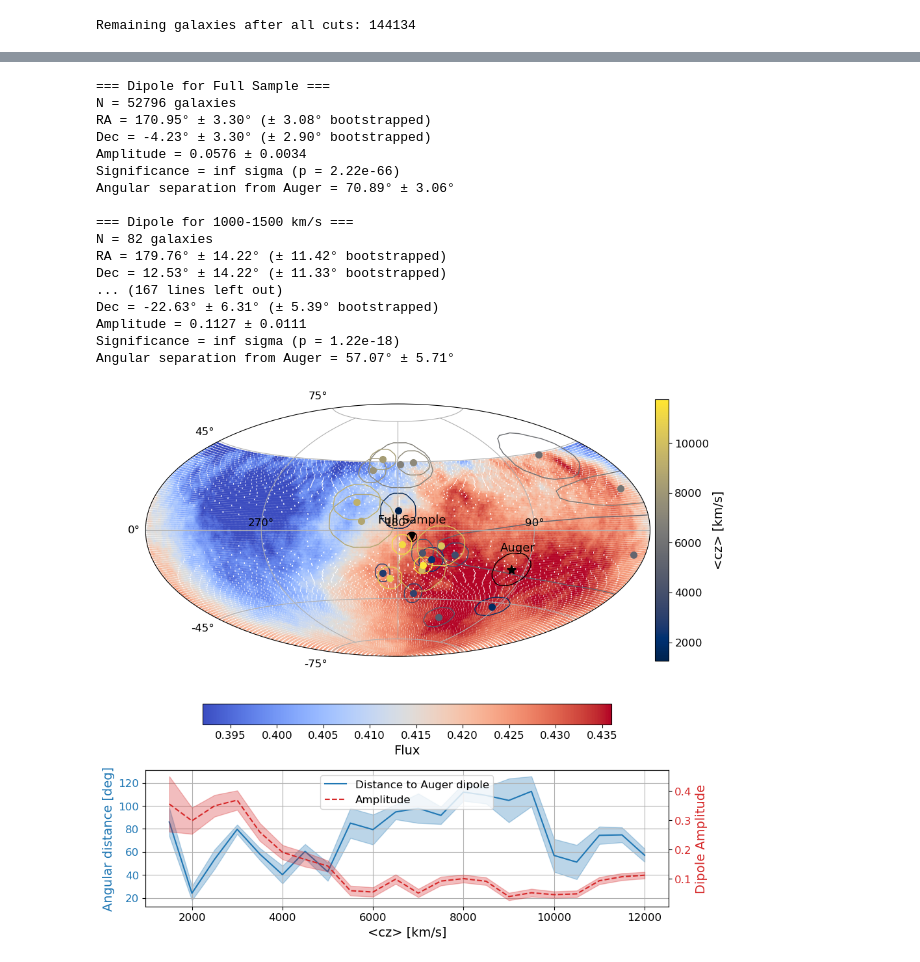
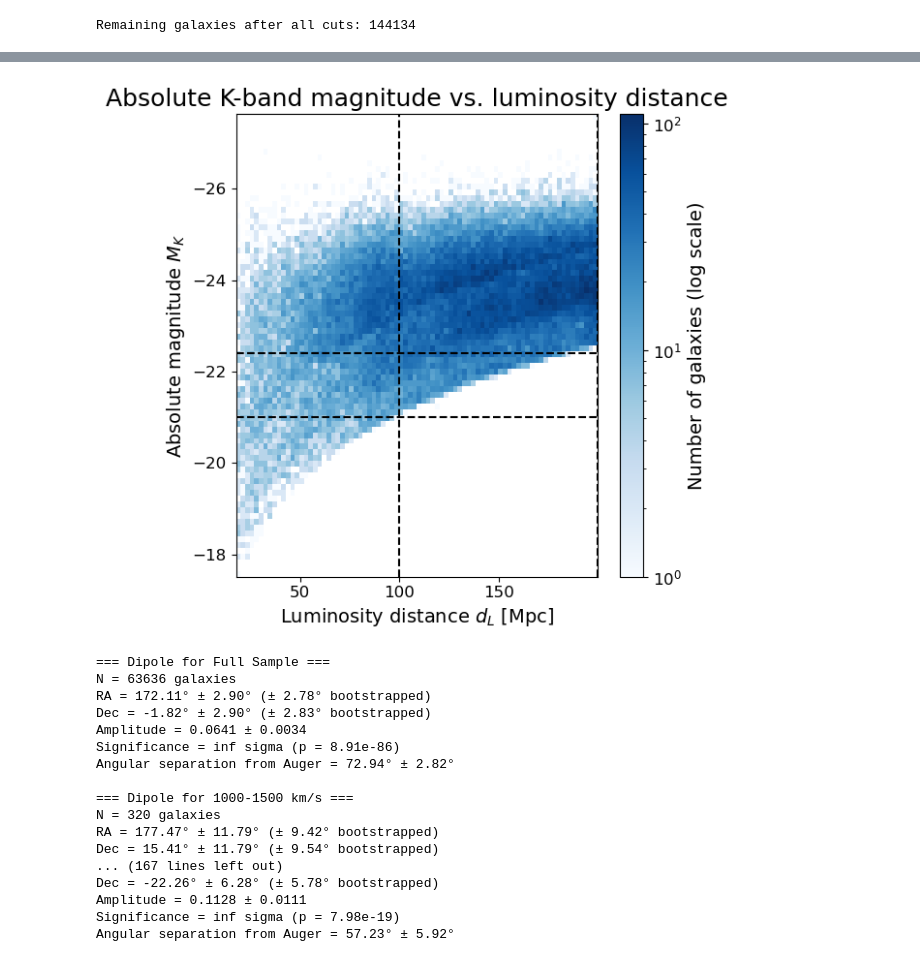
Before and after one commit to FedeDavilaKurban/Auger, a Jupyter notebook: plot1_GLADE_paper1.ipynb, the cells around one changed output, grey strips where cells are left out. Drawn from its saved outputs; the diff is of its cells as text; code cells hidden in the pictures.

Commit message:
progress of plots with GLADE cat

```diff
--- a/plot1_GLADE_paper1.ipynb
+++ b/plot1_GLADE_paper1.ipynb
@@ -140,6 +141,6 @@ plot_MK_vs_dL(df_K)
 # %%
 
-def dipoles_plot(df, plotname):
+def dipoles_plot(df, plotname, mag_z_plot=True):
 
     import numpy as np
     import matplotlib.pyplot as plt
@@ -153,6 +154,8 @@ def dipoles_plot(df, plotname):
     from matplotlib.patches import Ellipse
     import matplotlib.colors as colors
     from matplotlib.cm import ScalarMappable
+
+    if mag_z_plot: plot_MK_vs_dL(df)
 
     RA_all = np.deg2rad(df['RA'])
     Dec_all = np.deg2rad(df['Dec'])
@@ -470,49 +473,50 @@ def dipoles_plot(df, plotname):
     ax2.set_ylabel("Dipole Amplitude", color=color2)
     ax2.tick_params(axis='y', labelcolor=color2)
 
     # X-axis
     ax_bottom.set_xlabel("<cz> [km/s]")
 
     # Legend
     lines = ln1 + ln2  # flatten the list of lines
     labels = [l.get_label() for l in lines]
     ax_bottom.legend(lines, labels, loc='upper center')
 
 
     #ax_bottom.set_title("Dipole Angular Separation and Amplitude vs cz")
     plt.rcParams.update({
         'font.size': 14,          # default text size
         'axes.labelsize': 14,     # x/y labels
         #'axes.titlesize': 18,     # plot titles
         'xtick.labelsize': 12,    # x tick labels
         'ytick.labelsize': 12,    # y tick labels
         'legend.fontsize': 12     # legend text
     })
 
     plt.tight_layout()
     plt.savefig(plotname, dpi=300)
     plt.show()
 
 
 df_K_spec = df_K[df_K['dist_flag'] == 3]
+df_spec = df[df['dist_flag'] == 3]
 
-dipoles_plot(df_K_spec, plotname='../plots/plot1_GLADEspec_paper1.png')
+dipoles_plot(df_spec, plotname='../plots/plot1_GLADEspec_paper1.png')
 # %% [output]
+[figure, new version]
 === Dipole for Full Sample ===
-N = 52796 galaxies
-RA = 170.95° ± 3.30° (± 3.08° bootstrapped)
-Dec = -4.23° ± 3.30° (± 2.90° bootstrapped)
-Amplitude = 0.0576 ± 0.0034
-Significance = inf sigma (p = 2.22e-66)
-Angular separation from Auger = 70.89° ± 3.06°
+N = 63636 galaxies
+RA = 172.11° ± 2.90° (± 2.78° bootstrapped)
+Dec = -1.82° ± 2.90° (± 2.83° bootstrapped)
+Amplitude = 0.0641 ± 0.0034
+Significance = inf sigma (p = 8.91e-86)
+Angular separation from Auger = 72.94° ± 2.82°
 
 === Dipole for 1000-1500 km/s ===
-N = 82 galaxies
-RA = 179.76° ± 14.22° (± 11.42° bootstrapped)
-Dec = 12.53° ± 14.22° (± 11.33° bootstrapped)
+N = 320 galaxies
+RA = 177.47° ± 11.79° (± 9.42° bootstrapped)
+Dec = 15.41° ± 11.79° (± 9.54° bootstrapped)
 ... (167 lines left out)
-Dec = -22.63° ± 6.31° (± 5.39° bootstrapped)
-Amplitude = 0.1127 ± 0.0111
-Significance = inf sigma (p = 1.22e-18)
-Angular separation from Auger = 57.07° ± 5.71°
+Dec = -22.26° ± 6.28° (± 5.78° bootstrapped)
+Amplitude = 0.1128 ± 0.0111
+Significance = inf sigma (p = 7.98e-19)
+Angular separation from Auger = 57.23° ± 5.92°
-[figure, old version]
```
Also changed, not shown: parts of 8 cells of this notebook, 3 other files.
